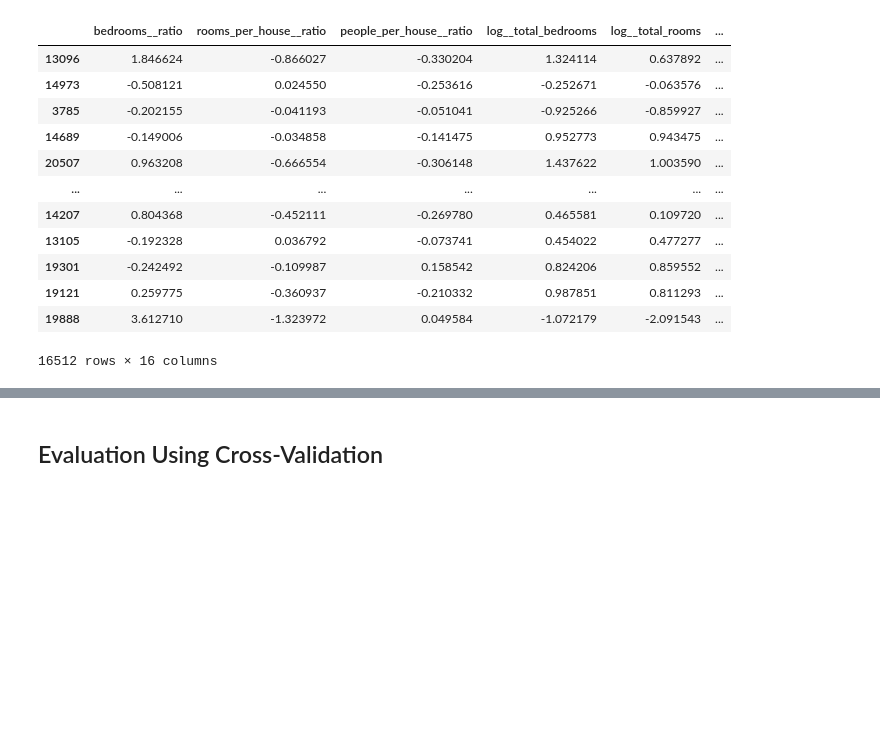
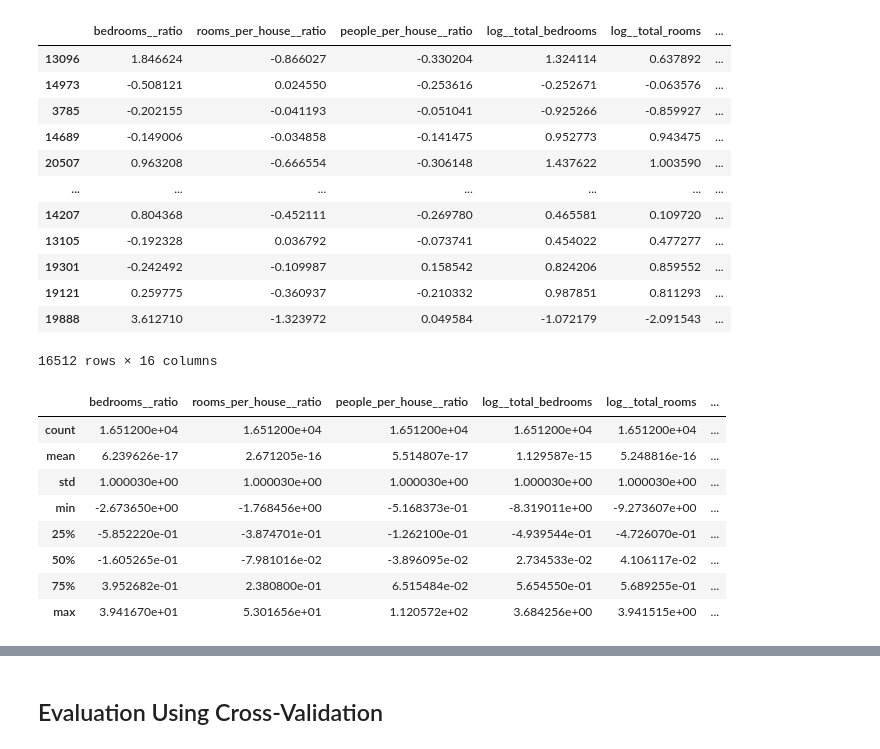
Before and after one commit to MapsaBootCamp/ML-Basic1, a Jupyter notebook: Regression/regression.ipynb, the cells around one changed output, grey strips where cells are left out. Saved outputs shown, nothing was run; the diff lists cells and outputs as text; code cells hidden in the pictures; blank space fills up the shorter version.

```diff
--- a/Regression/regression.ipynb
+++ b/Regression/regression.ipynb
@@ -496,3 +531,15 @@ df_housing_prepared
 | 19121 | 0.259775 | -0.360937 | -0.210332 | 0.987851 | 0.811293 | ... |
 | 19888 | 3.612710 | -1.323972 | 0.049584 | -1.072179 | -2.091543 | ... |
 16512 rows × 16 columns
+# %%
+df_housing_prepared.describe()
+# %% [output]
+|  | bedrooms__ratio | rooms_per_house__ratio | people_per_house__ratio | log__total_bedrooms | log__total_rooms | ... |
+| count | 1.651200e+04 | 1.651200e+04 | 1.651200e+04 | 1.651200e+04 | 1.651200e+04 | ... |
+| mean | 6.239626e-17 | 2.671205e-16 | 5.514807e-17 | 1.129587e-15 | 5.248816e-16 | ... |
+| std | 1.000030e+00 | 1.000030e+00 | 1.000030e+00 | 1.000030e+00 | 1.000030e+00 | ... |
+| min | -2.673650e+00 | -1.768456e+00 | -5.168373e-01 | -8.319011e+00 | -9.273607e+00 | ... |
+| 25% | -5.852220e-01 | -3.874701e-01 | -1.262100e-01 | -4.939544e-01 | -4.726070e-01 | ... |
+| 50% | -1.605265e-01 | -7.981016e-02 | -3.896095e-02 | 2.734533e-02 | 4.106117e-02 | ... |
+| 75% | 3.952682e-01 | 2.380800e-01 | 6.515484e-02 | 5.654550e-01 | 5.689255e-01 | ... |
+| max | 3.941670e+01 | 5.301656e+01 | 1.120572e+02 | 3.684256e+00 | 3.941515e+00 | ... |
```
Also changed, not shown: parts of 23 cells of this notebook, 4 other files.
